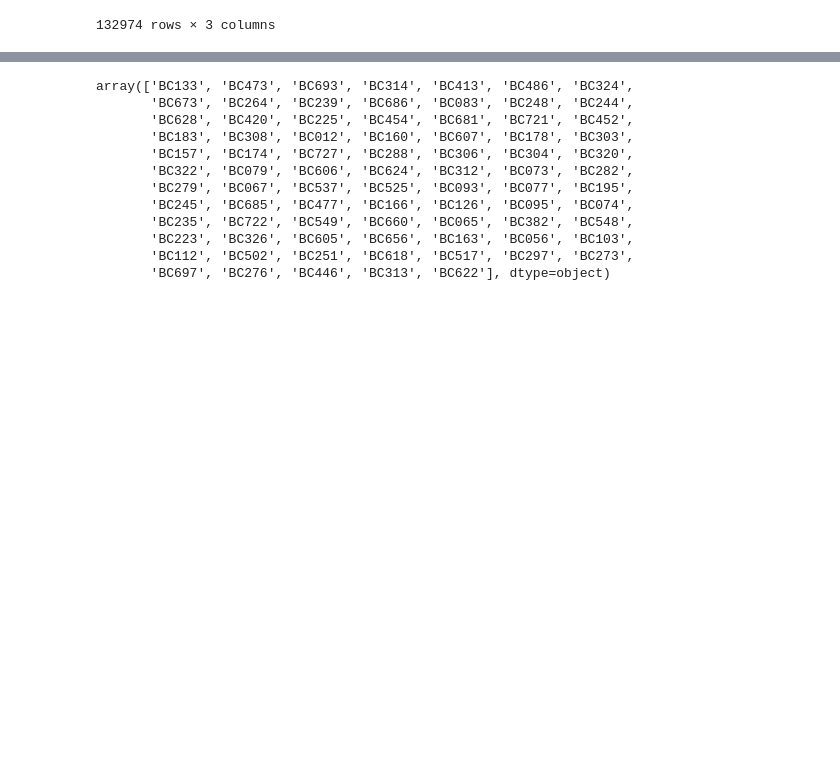
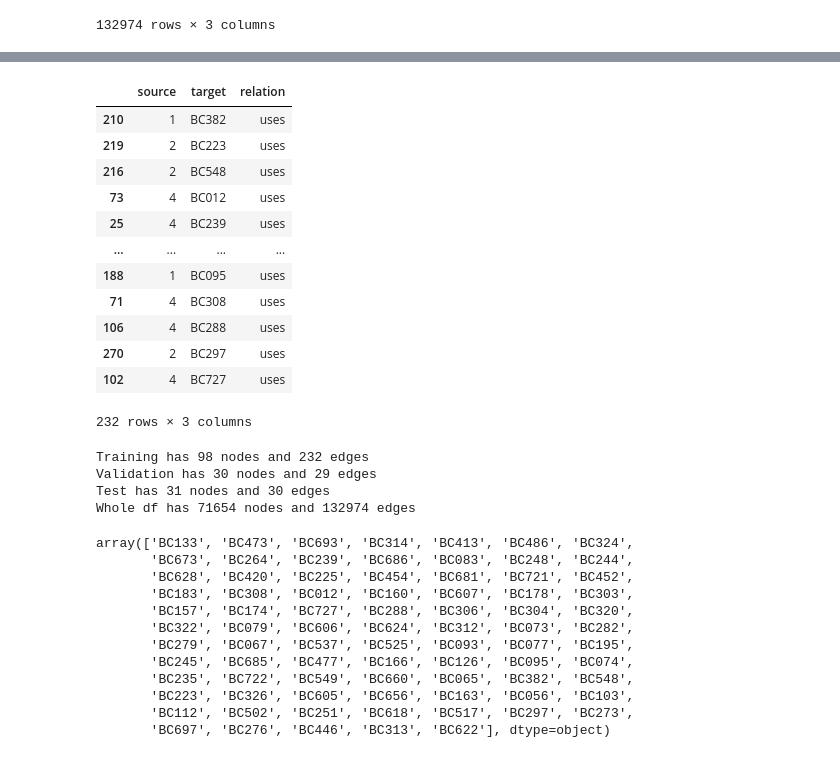
Before and after one commit to RusheelIyer/comp_lightgcn, a Jupyter notebook: test.ipynb, the cells around one changed output, grey strips where cells are left out. Cells and saved outputs as stored; diff of their text form; code cells hidden in the pictures; blank space fills up the shorter version.

Commit message:
80/10/10 lightgcn split

```diff
--- a/test.ipynb
+++ b/test.ipynb
@@ -22,3 +53,33 @@ df
+# %%
+train, temp = train_test_split(interaction_df, test_size=0.2, random_state=42)
+valid, test = train_test_split(temp, test_size=0.5, random_state=42)
+
+train
+# %% [output]
+|  | source | target | relation |
+| 210 | 1 | BC382 | uses |
+| 219 | 2 | BC223 | uses |
+| 216 | 2 | BC548 | uses |
+| 73 | 4 | BC012 | uses |
+| 25 | 4 | BC239 | uses |
+| ... | ... | ... | ... |
+| 188 | 1 | BC095 | uses |
+| 71 | 4 | BC308 | uses |
+| 106 | 4 | BC288 | uses |
+| 270 | 2 | BC297 | uses |
+| 102 | 4 | BC727 | uses |
+232 rows × 3 columns
+# %%
+print(f"Training has {get_unique_count(train)} nodes and {len(train)} edges")
+print(f"Validation has {get_unique_count(valid)} nodes and {len(valid)} edges")
+print(f"Test has {get_unique_count(test)} nodes and {len(test)} edges")
+
+print(f"Whole df has {get_unique_count(df)} nodes and {len(df)} edges")
+# %% [output]
+Training has 98 nodes and 232 edges
+Validation has 30 nodes and 29 edges
+Test has 31 nodes and 30 edges
+Whole df has 71654 nodes and 132974 edges
 # %%
 items = df[(df['relation'] == 'uses') & (df['source']=='4')]['target'].unique()
 items
```
Also changed, not shown: parts of 3 cells of this notebook, 1 other file.
